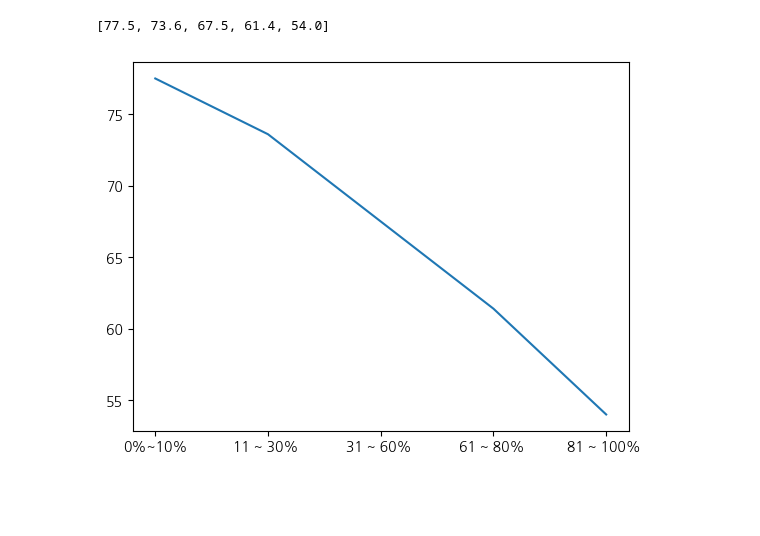
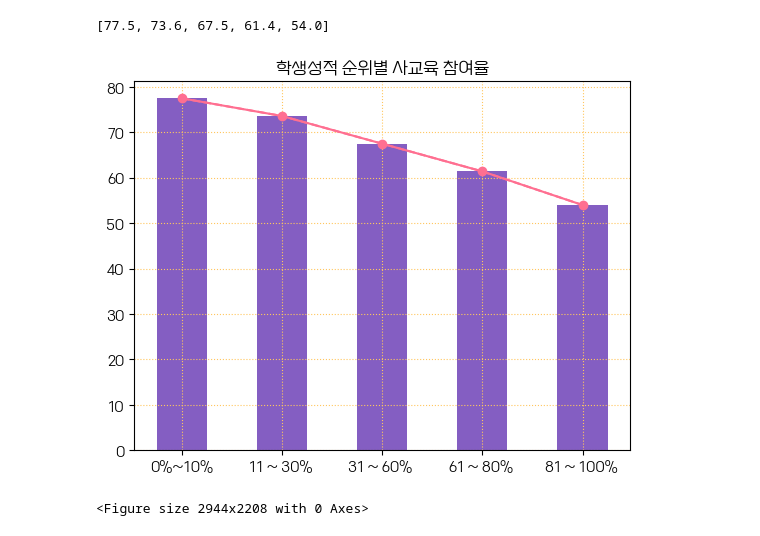
Before and after one commit to SuwonJ/-_-_-, a Jupyter notebook: 장수원_빅데이터분석(소인수)수행평가.ipynb, the cells around one changed output. Cells and saved outputs as stored; diff of their text form; code cells hidden in the pictures; blank space fills up the shorter version.

```diff
--- a/장수원_빅데이터분석(소인수)수행평가.ipynb
+++ b/장수원_빅데이터분석(소인수)수행평가.ipynb
@@ -155,8 +159,14 @@ for row in eduNscore:
 print(eduNscore[0])
 # %% [output]
 [77.5, 73.6, 67.5, 61.4, 54.0]
-# %%
-plt.plot(inc,eduNscore[0])
-plt.show()
-# %% [output]
-[figure, removed]
+# %%
+plt.plot(inc,eduNscore[0],color='#FF6F91')
+plt.plot(inc,eduNscore[0] ,'o--',color='#FF6F91')
+plt.bar(inc,eduNscore[0],color='#845EC2', width = 0.5)
+plt.title('학생성적 순위별 사교육 참여율')
+plt.grid(color='#FFC75F05', linestyle=':')
+plt.figure(dpi=460)
+plt.show()
+# %% [output]
+[figure, added]
+<Figure size 2944x2208 with 0 Axes>
```
Also changed, not shown: parts of 5 cells of this notebook.
